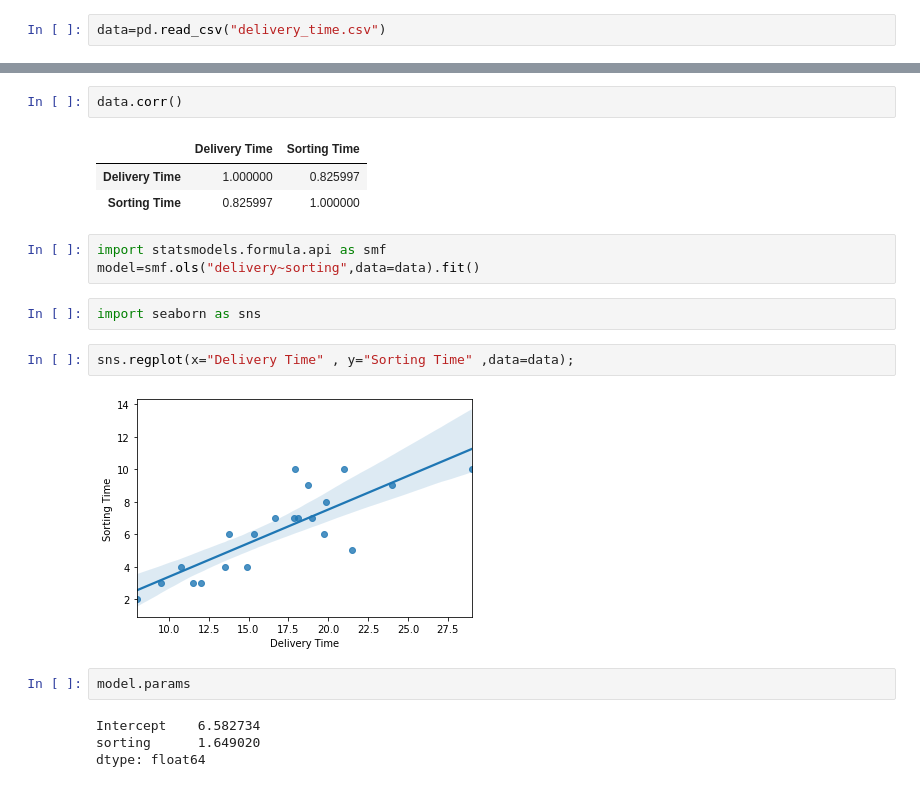
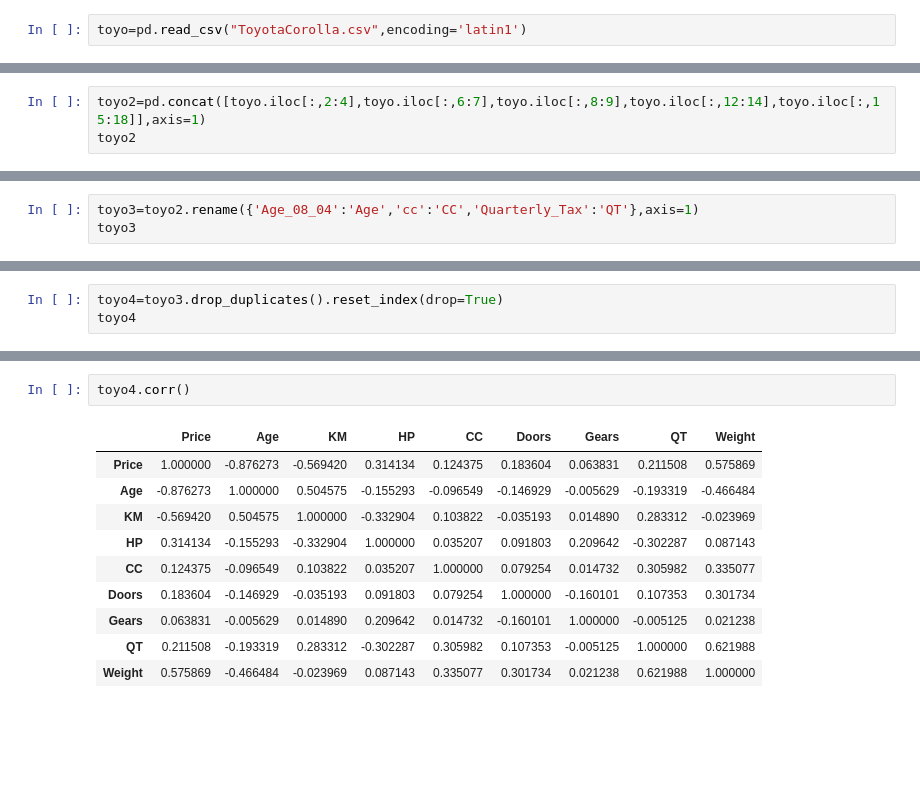
Before and after one commit to vishal166/data-science-assignment, a Jupyter notebook: Untitled.ipynb, the cells around one changed output, grey strips where cells are left out. Cells and saved outputs as stored; diff of their text form; blank space fills up the shorter version.

```diff
--- a/Untitled.ipynb
+++ b/Untitled.ipynb
@@ -23,3 +27,3 @@ ls
 # %%
-data=pd.read_csv("delivery_time.csv")
+toyo=pd.read_csv("ToyotaCorolla.csv",encoding='latin1')
 # %%
@@ -66,0 +59,3 @@ plt.scatter(delivery,sorting)
+# %%
+toyo2=pd.concat([toyo.iloc[:,2:4],toyo.iloc[:,6:7],toyo.iloc[:,8:9],toyo.iloc[:,12:14],toyo.iloc[:,15:18]],axis=1)
+toyo2
@@ -66,0 +76,3 @@ plt.scatter(delivery,sorting)
+# %%
+toyo3=toyo2.rename({'Age_08_04':'Age','cc':'CC','Quarterly_Tax':'QT'},axis=1)
+toyo3
@@ -66,0 +131,3 @@ plt.scatter(delivery,sorting)
+# %%
+toyo4=toyo3.drop_duplicates().reset_index(drop=True)
+toyo4
@@ -67,21 +167,13 @@ plt.scatter(delivery,sorting)
 # %%
-data.corr()
+toyo4.corr()
 # %% [output]
-|  | Delivery Time | Sorting Time |
-| Delivery Time | 1.000000 | 0.825997 |
-| Sorting Time | 0.825997 | 1.000000 |
+|  | Price | Age | KM | HP | CC | Doors | Gears | QT | Weight |
+| Price | 1.000000 | -0.876273 | -0.569420 | 0.314134 | 0.124375 | 0.183604 | 0.063831 | 0.211508 | 0.575869 |
+| Age | -0.876273 | 1.000000 | 0.504575 | -0.155293 | -0.096549 | -0.146929 | -0.005629 | -0.193319 | -0.466484 |
+| KM | -0.569420 | 0.504575 | 1.000000 | -0.332904 | 0.103822 | -0.035193 | 0.014890 | 0.283312 | -0.023969 |
+| HP | 0.314134 | -0.155293 | -0.332904 | 1.000000 | 0.035207 | 0.091803 | 0.209642 | -0.302287 | 0.087143 |
+| CC | 0.124375 | -0.096549 | 0.103822 | 0.035207 | 1.000000 | 0.079254 | 0.014732 | 0.305982 | 0.335077 |
+| Doors | 0.183604 | -0.146929 | -0.035193 | 0.091803 | 0.079254 | 1.000000 | -0.160101 | 0.107353 | 0.301734 |
+| Gears | 0.063831 | -0.005629 | 0.014890 | 0.209642 | 0.014732 | -0.160101 | 1.000000 | -0.005125 | 0.021238 |
+| QT | 0.211508 | -0.193319 | 0.283312 | -0.302287 | 0.305982 | 0.107353 | -0.005125 | 1.000000 | 0.621988 |
+| Weight | 0.575869 | -0.466484 | -0.023969 | 0.087143 | 0.335077 | 0.301734 | 0.021238 | 0.621988 | 1.000000 |
-# %%
-import statsmodels.formula.api as smf
-model=smf.ols("delivery~sorting",data=data).fit()
-# %%
-import seaborn as sns
-# %%
-sns.regplot(x="Delivery Time" , y="Sorting Time" ,data=data);
-# %% [output]
-[figure, removed]
-# %%
-model.params
-# %% [output]
-Intercept    6.582734
-sorting      1.649020
-dtype: float64
```
Also changed, not shown: parts of 75 cells of this notebook, 1 other file.
